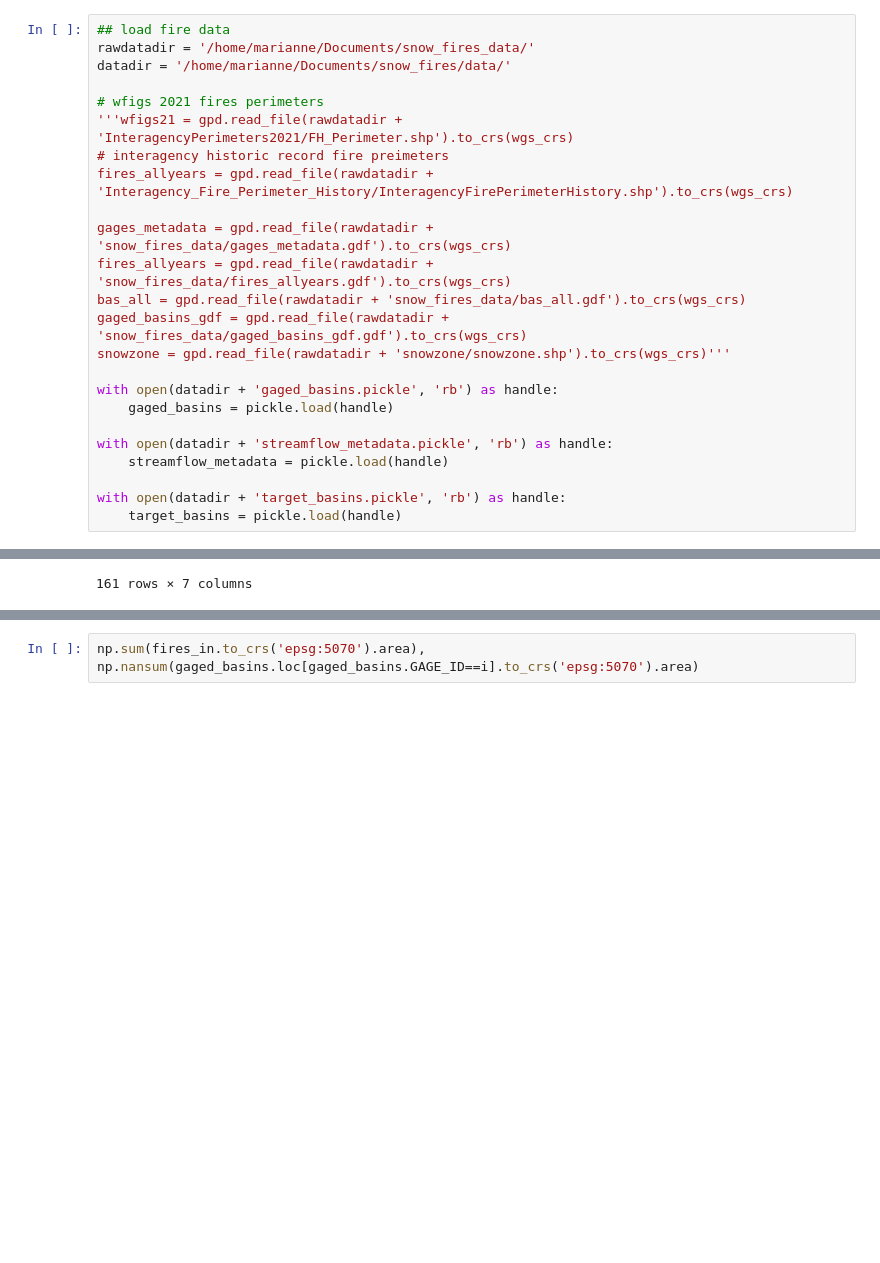
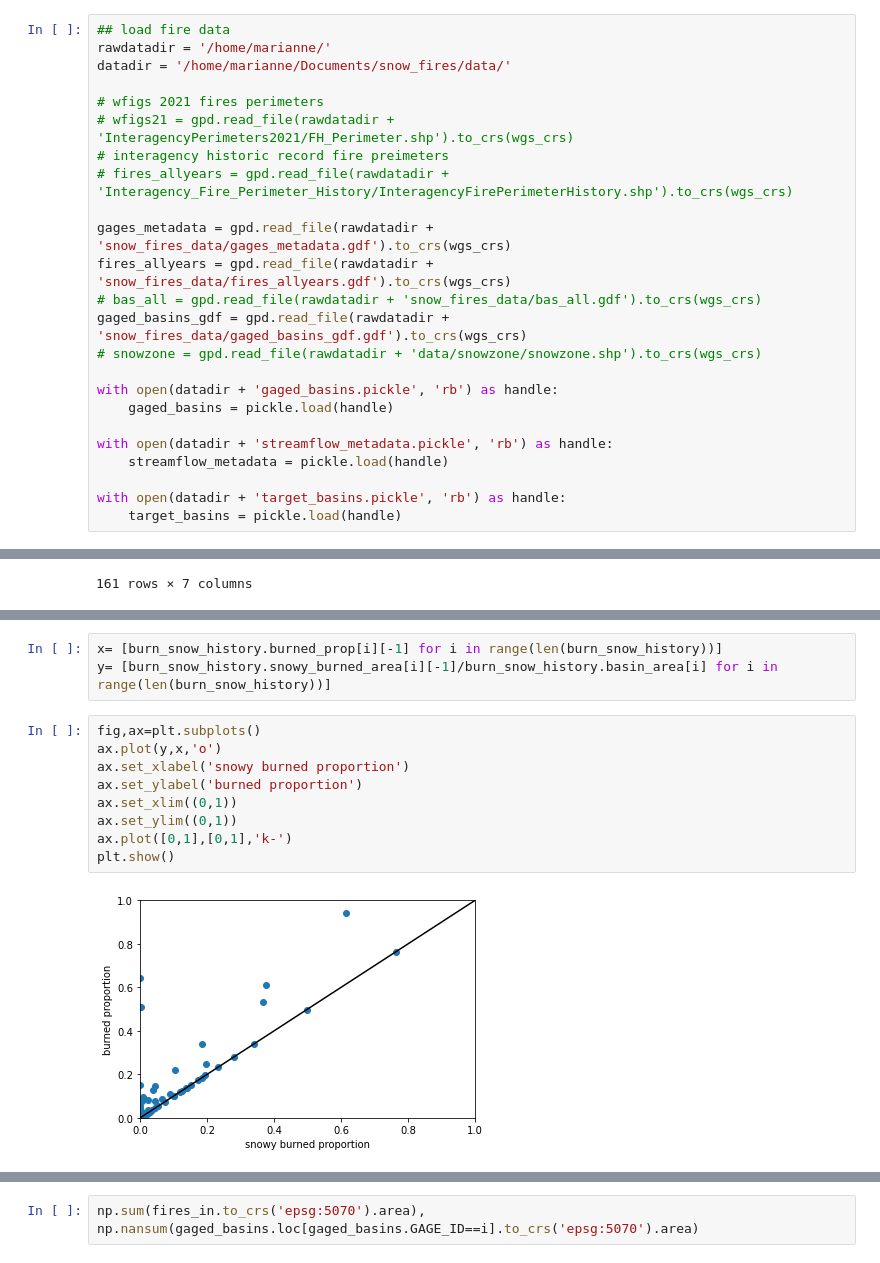
Before and after one commit to mariannecowherd/snow_fires, a Jupyter notebook: scripts/seasonal_snow_zone.ipynb, the cells around one changed output, grey strips where cells are left out. Saved outputs shown, nothing was run; the diff lists cells and outputs as text; blank space fills up the shorter version.

```diff
--- a/scripts/seasonal_snow_zone.ipynb
+++ b/scripts/seasonal_snow_zone.ipynb
@@ -36,19 +36,19 @@ wgs_crs = crs.CRS('epsg:4326')
 use_crs = wgs_crs
 # %%
 ## load fire data
-rawdatadir = '/home/marianne/Documents/snow_fires_data/'
+rawdatadir = '/home/marianne/'
 datadir = '/home/marianne/Documents/snow_fires/data/'
 
 # wfigs 2021 fires perimeters
-'''wfigs21 = gpd.read_file(rawdatadir + 'InteragencyPerimeters2021/FH_Perimeter.shp').to_crs(wgs_crs)
+# wfigs21 = gpd.read_file(rawdatadir + 'InteragencyPerimeters2021/FH_Perimeter.shp').to_crs(wgs_crs)
 # interagency historic record fire preimeters
-fires_allyears = gpd.read_file(rawdatadir + 'Interagency_Fire_Perimeter_History/InteragencyFirePerimeterHistory.shp').to_crs(wgs_crs)
+# fires_allyears = gpd.read_file(rawdatadir + 'Interagency_Fire_Perimeter_History/InteragencyFirePerimeterHistory.shp').to_crs(wgs_crs)
 
 gages_metadata = gpd.read_file(rawdatadir + 'snow_fires_data/gages_metadata.gdf').to_crs(wgs_crs)
 fires_allyears = gpd.read_file(rawdatadir + 'snow_fires_data/fires_allyears.gdf').to_crs(wgs_crs)
-bas_all = gpd.read_file(rawdatadir + 'snow_fires_data/bas_all.gdf').to_crs(wgs_crs)
+# bas_all = gpd.read_file(rawdatadir + 'snow_fires_data/bas_all.gdf').to_crs(wgs_crs)
 gaged_basins_gdf = gpd.read_file(rawdatadir + 'snow_fires_data/gaged_basins_gdf.gdf').to_crs(wgs_crs)
-snowzone = gpd.read_file(rawdatadir + 'snowzone/snowzone.shp').to_crs(wgs_crs)'''
+# snowzone = gpd.read_file(rawdatadir + 'data/snowzone/snowzone.shp').to_crs(wgs_crs)
 
 with open(datadir + 'gaged_basins.pickle', 'rb') as handle:
     gaged_basins = pickle.load(handle)
@@ -219,0 +233,14 @@ with open(datadir + 'burn_snow_history.pickle', 'wb') as handle:
+# %%
+x= [burn_snow_history.burned_prop[i][-1] for i in range(len(burn_snow_history))]
+y= [burn_snow_history.snowy_burned_area[i][-1]/burn_snow_history.basin_area[i] for i in range(len(burn_snow_history))]
+# %%
+fig,ax=plt.subplots()
+ax.plot(y,x,'o')
+ax.set_xlabel('snowy burned proportion')
+ax.set_ylabel('burned proportion')
+ax.set_xlim((0,1))
+ax.set_ylim((0,1))
+ax.plot([0,1],[0,1],'k-')
+plt.show()
+# %% [output]
+[figure, added]
```
Also changed, not shown: parts of 19 cells of this notebook, 16 other files.
